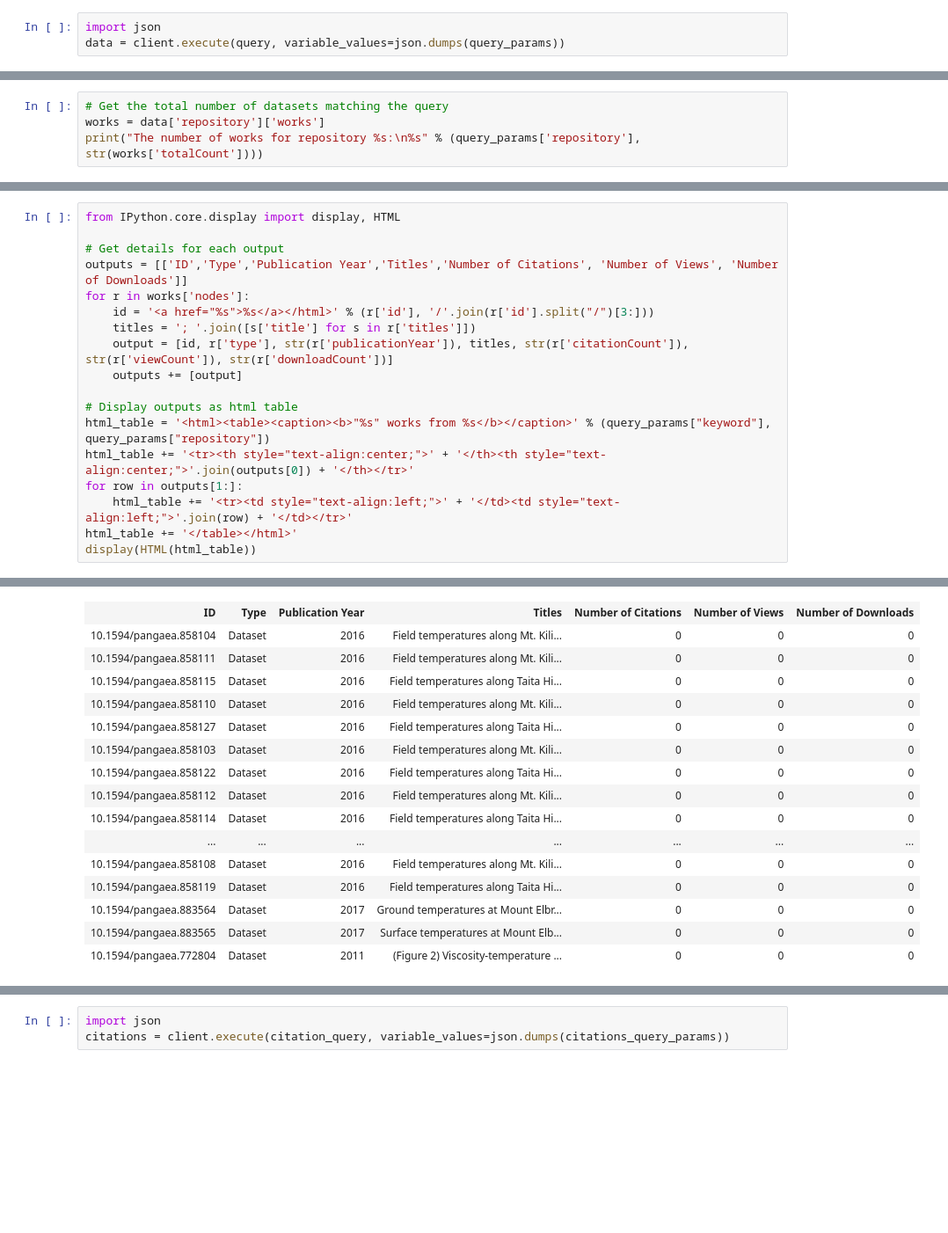
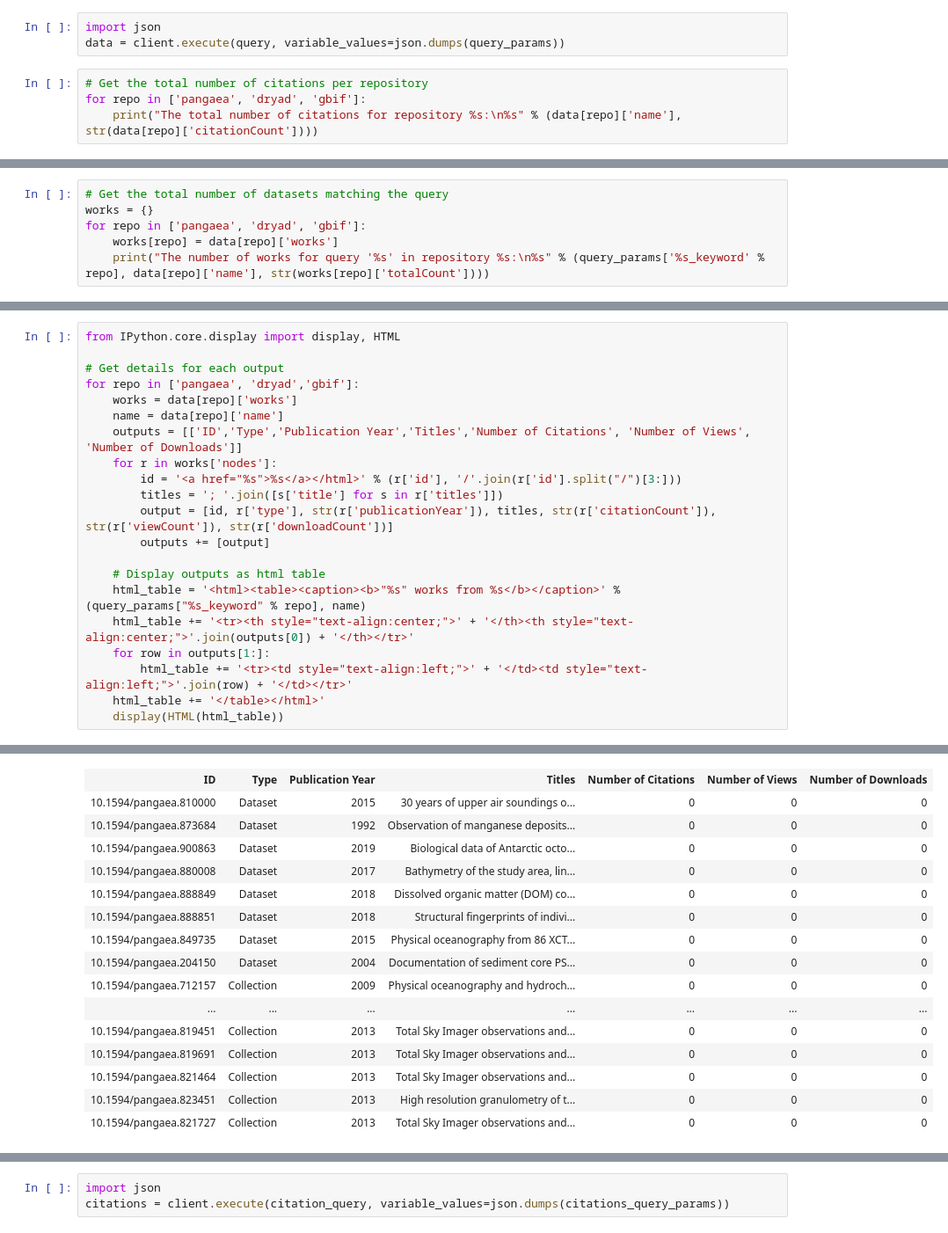
Before and after one commit to datacite/pidgraph-notebooks-python, a Jupyter notebook: user-story-1-datacenter-publication-citations/py-datacenter-publication-citations.ipynb, the cells around one changed output, grey strips where cells are left out. Shown at 88% size. Drawn from its saved outputs; the diff is of its cells as text; blank space fills up the shorter version.

```diff
--- a/user-story-1-datacenter-publication-citations/py-datacenter-publication-citations.ipynb
+++ b/user-story-1-datacenter-publication-citations/py-datacenter-publication-citations.ipynb
@@ -67,3 +128,7 @@ query = gql("""query getWorksByRepositoryAndKeyword($repository: ID!, $keyword:
 # %%
 import json
 data = client.execute(query, variable_values=json.dumps(query_params))
+# %%
+# Get the total number of citations per repository
+for repo in ['pangaea', 'dryad', 'gbif']:
+    print("The total number of citations for repository %s:\n%s" % (data[repo]['name'], str(data[repo]['citationCount'])))
@@ -70,5 +142,7 @@ data = client.execute(query, variable_values=json.dumps(query_params))
 # %%
 # Get the total number of datasets matching the query
-works = data['repository']['works']
-print("The number of works for repository %s:\n%s" % (query_params['repository'], str(works['totalCount'])))
+works = {}
+for repo in ['pangaea', 'dryad', 'gbif']:
+    works[repo] = data[repo]['works']
+    print("The number of works for query '%s' in repository %s:\n%s" % (query_params['%s_keyword' % repo], data[repo]['name'], str(works[repo]['totalCount'])))
 # %% [output]
@@ -101,18 +192,21 @@ plt.show()
 from IPython.core.display import display, HTML
 
 # Get details for each output
-outputs = [['ID','Type','Publication Year','Titles','Number of Citations', 'Number of Views', 'Number of Downloads']]
-for r in works['nodes']:
-    id = '<a href="%s">%s</a></html>' % (r['id'], '/'.join(r['id'].split("/")[3:]))
-    titles = '; '.join([s['title'] for s in r['titles']])
-    output = [id, r['type'], str(r['publicationYear']), titles, str(r['citationCount']), str(r['viewCount']), str(r['downloadCount'])]
-    outputs += [output]
+for repo in ['pangaea', 'dryad','gbif']:
+    works = data[repo]['works']
+    name = data[repo]['name']
+    outputs = [['ID','Type','Publication Year','Titles','Number of Citations', 'Number of Views', 'Number of Downloads']]
+    for r in works['nodes']:
+        id = '<a href="%s">%s</a></html>' % (r['id'], '/'.join(r['id'].split("/")[3:]))
+        titles = '; '.join([s['title'] for s in r['titles']])
+        output = [id, r['type'], str(r['publicationYear']), titles, str(r['citationCount']), str(r['viewCount']), str(r['downloadCount'])]
+        outputs += [output]
 
-# Display outputs as html table
-html_table = '<html><table><caption><b>"%s" works from %s</b></caption>' % (query_params["keyword"], query_params["repository"])
-html_table += '<tr><th style="text-align:center;">' + '</th><th style="text-align:center;">'.join(outputs[0]) + '</th></tr>'
-for row in outputs[1:]:
-    html_table += '<tr><td style="text-align:left;">' + '</td><td style="text-align:left;">'.join(row) + '</td></tr>'
-html_table += '</table></html>'
-display(HTML(html_table))
+    # Display outputs as html table
+    html_table = '<html><table><caption><b>"%s" works from %s</b></caption>' % (query_params["%s_keyword" % repo], name)
+    html_table += '<tr><th style="text-align:center;">' + '</th><th style="text-align:center;">'.join(outputs[0]) + '</th></tr>'
+    for row in outputs[1:]:
+        html_table += '<tr><td style="text-align:left;">' + '</td><td style="text-align:left;">'.join(row) + '</td></tr>'
+    html_table += '</table></html>'
+    display(HTML(html_table))
 # %% [output]
@@ -120,16 +214,16 @@ display(HTML(html_table))
 | ID | Type | Publication Year | Titles | Number of Citations | Number of Views | Number of Downloads |
-| 10.1594/pangaea.858104 | Dataset | 2016 | Field temperatures along Mt. Kili... | 0 | 0 | 0 |
-| 10.1594/pangaea.858111 | Dataset | 2016 | Field temperatures along Mt. Kili... | 0 | 0 | 0 |
-| 10.1594/pangaea.858115 | Dataset | 2016 | Field temperatures along Taita Hi... | 0 | 0 | 0 |
-| 10.1594/pangaea.858110 | Dataset | 2016 | Field temperatures along Mt. Kili... | 0 | 0 | 0 |
-| 10.1594/pangaea.858127 | Dataset | 2016 | Field temperatures along Taita Hi... | 0 | 0 | 0 |
-| 10.1594/pangaea.858103 | Dataset | 2016 | Field temperatures along Mt. Kili... | 0 | 0 | 0 |
-| 10.1594/pangaea.858122 | Dataset | 2016 | Field temperatures along Taita Hi... | 0 | 0 | 0 |
-| 10.1594/pangaea.858112 | Dataset | 2016 | Field temperatures along Mt. Kili... | 0 | 0 | 0 |
-| 10.1594/pangaea.858114 | Dataset | 2016 | Field temperatures along Taita Hi... | 0 | 0 | 0 |
+| 10.1594/pangaea.810000 | Dataset | 2015 | 30 years of upper air soundings o... | 0 | 0 | 0 |
+| 10.1594/pangaea.873684 | Dataset | 1992 | Observation of manganese deposits... | 0 | 0 | 0 |
+| 10.1594/pangaea.900863 | Dataset | 2019 | Biological data of Antarctic octo... | 0 | 0 | 0 |
+| 10.1594/pangaea.880008 | Dataset | 2017 | Bathymetry of the study area, lin... | 0 | 0 | 0 |
+| 10.1594/pangaea.888849 | Dataset | 2018 | Dissolved organic matter (DOM) co... | 0 | 0 | 0 |
+| 10.1594/pangaea.888851 | Dataset | 2018 | Structural fingerprints of indivi... | 0 | 0 | 0 |
+| 10.1594/pangaea.849735 | Dataset | 2015 | Physical oceanography from 86 XCT... | 0 | 0 | 0 |
+| 10.1594/pangaea.204150 | Dataset | 2004 | Documentation of sediment core PS... | 0 | 0 | 0 |
+| 10.1594/pangaea.712157 | Collection | 2009 | Physical oceanography and hydroch... | 0 | 0 | 0 |
 | ... | ... | ... | ... | ... | ... | ... |
-| 10.1594/pangaea.858108 | Dataset | 2016 | Field temperatures along Mt. Kili... | 0 | 0 | 0 |
-| 10.1594/pangaea.858119 | Dataset | 2016 | Field temperatures along Taita Hi... | 0 | 0 | 0 |
-| 10.1594/pangaea.883564 | Dataset | 2017 | Ground temperatures at Mount Elbr... | 0 | 0 | 0 |
-| 10.1594/pangaea.883565 | Dataset | 2017 | Surface temperatures at Mount Elb... | 0 | 0 | 0 |
-| 10.1594/pangaea.772804 | Dataset | 2011 | (Figure 2) Viscosity-temperature ... | 0 | 0 | 0 |
+| 10.1594/pangaea.819451 | Collection | 2013 | Total Sky Imager observations and... | 0 | 0 | 0 |
+| 10.1594/pangaea.819691 | Collection | 2013 | Total Sky Imager observations and... | 0 | 0 | 0 |
+| 10.1594/pangaea.821464 | Collection | 2013 | Total Sky Imager observations and... | 0 | 0 | 0 |
+| 10.1594/pangaea.823451 | Collection | 2013 | High resolution granulometry of t... | 0 | 0 | 0 |
+| 10.1594/pangaea.821727 | Collection | 2013 | Total Sky Imager observations and... | 0 | 0 | 0 |
```
Also changed, not shown: parts of 14 cells of this notebook, 1 other file.
